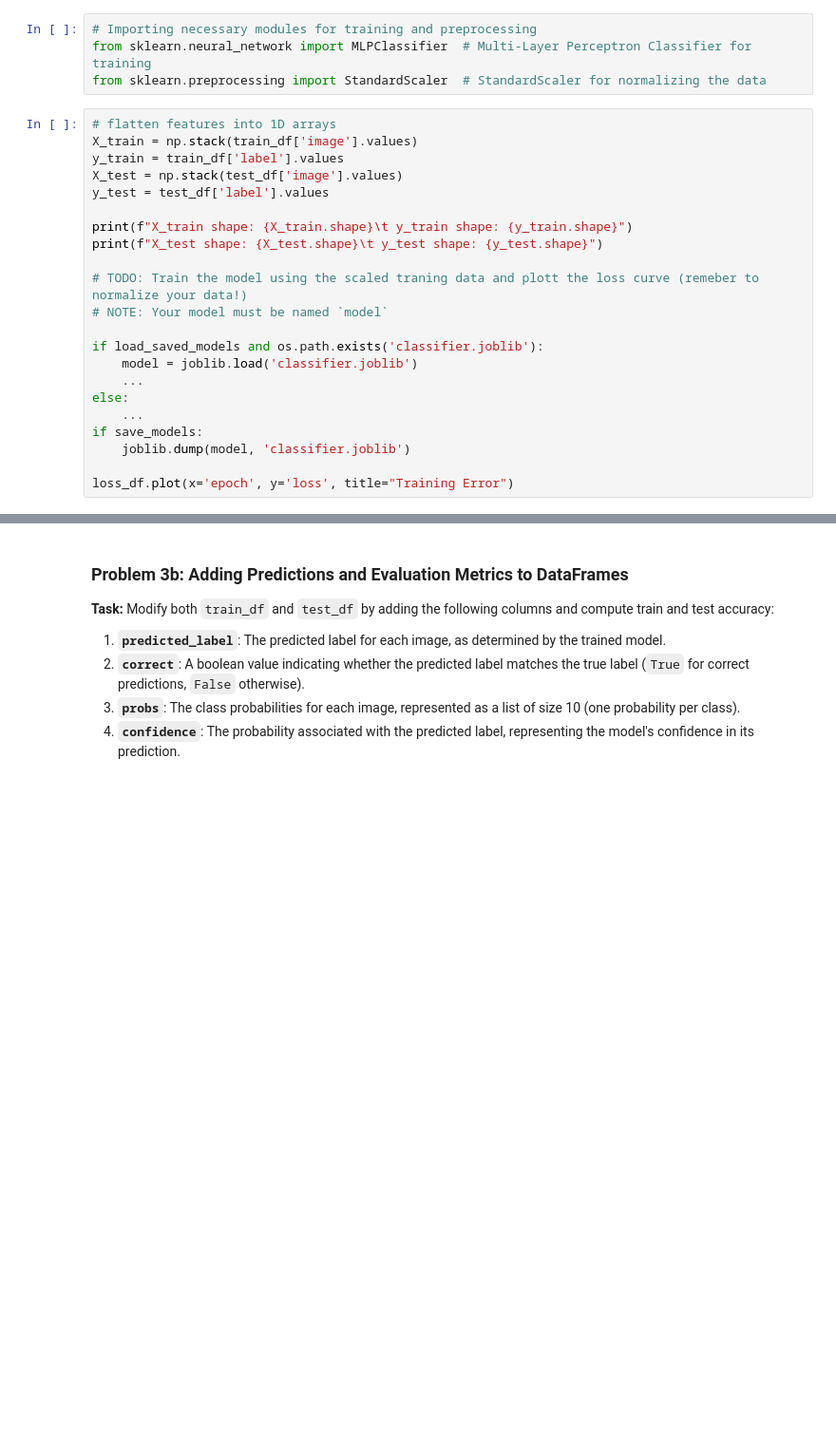
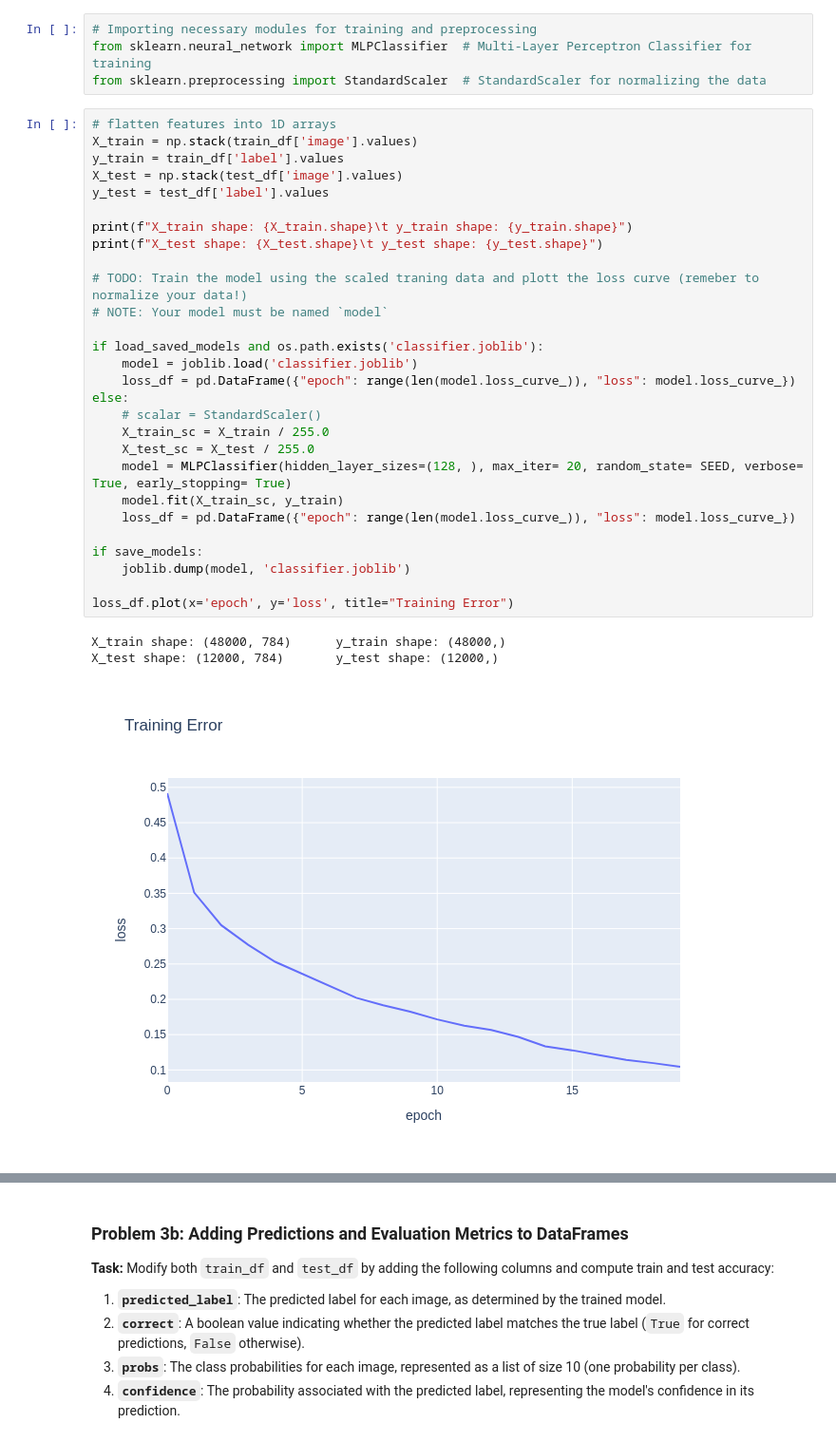
Before and after one commit to chenxixianming/fa25-student, a Jupyter notebook: hw/hw1/fashion_pt_1.ipynb, the cells around one changed output, grey strips where cells are left out. Shown at 95% size. Cells and saved outputs as stored; diff of their text form; blank space fills up the shorter version.

```diff
--- a/hw/hw1/fashion_pt_1.ipynb
+++ b/hw/hw1/fashion_pt_1.ipynb
@@ -560,24 +563,34 @@ from sklearn.preprocessing import StandardScaler  # StandardScaler for normalizi
 # %%
 # flatten features into 1D arrays
 X_train = np.stack(train_df['image'].values)
 y_train = train_df['label'].values
 X_test = np.stack(test_df['image'].values)
 y_test = test_df['label'].values
 
 print(f"X_train shape: {X_train.shape}\t y_train shape: {y_train.shape}")
 print(f"X_test shape: {X_test.shape}\t y_test shape: {y_test.shape}")
 
 # TODO: Train the model using the scaled traning data and plott the loss curve (remeber to normalize your data!)
 # NOTE: Your model must be named `model`
 
 if load_saved_models and os.path.exists('classifier.joblib'):
     model = joblib.load('classifier.joblib')
-    ...
+    loss_df = pd.DataFrame({"epoch": range(len(model.loss_curve_)), "loss": model.loss_curve_})
 else:
-    ...
+    # scalar = StandardScaler()
+    X_train_sc = X_train / 255.0
+    X_test_sc = X_test / 255.0
+    model = MLPClassifier(hidden_layer_sizes=(128, ), max_iter= 20, random_state= SEED, verbose= True, early_stopping= True)
+    model.fit(X_train_sc, y_train)
+    loss_df = pd.DataFrame({"epoch": range(len(model.loss_curve_)), "loss": model.loss_curve_})
+
 if save_models:
     joblib.dump(model, 'classifier.joblib')
 
 loss_df.plot(x='epoch', y='loss', title="Training Error")
+# %% [output]
+X_train shape: (48000, 784)      y_train shape: (48000,)
+X_test shape: (12000, 784)       y_test shape: (12000,)
+[figure, added]
 # %%
 grader.check("q3a")
```
Also changed, not shown: parts of 2 cells of this notebook.
